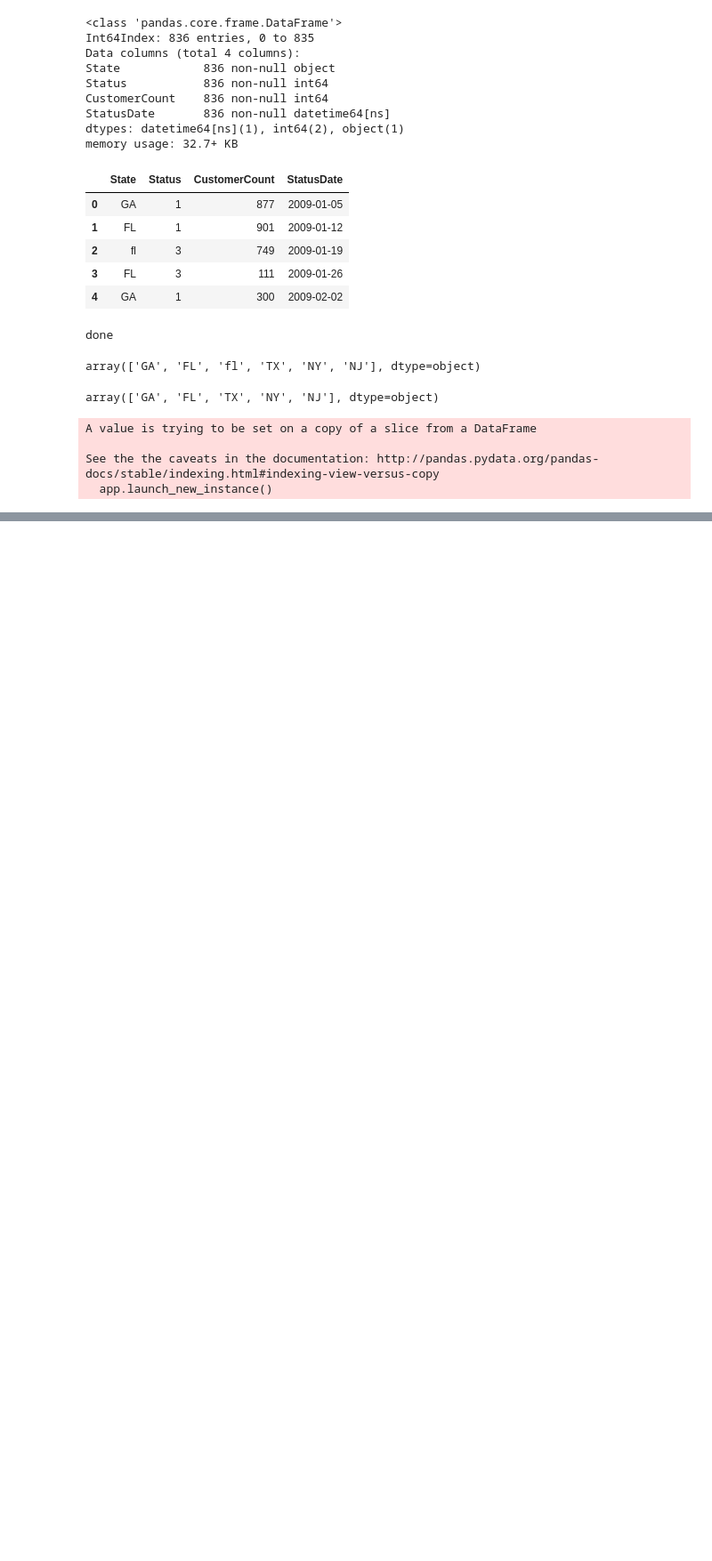
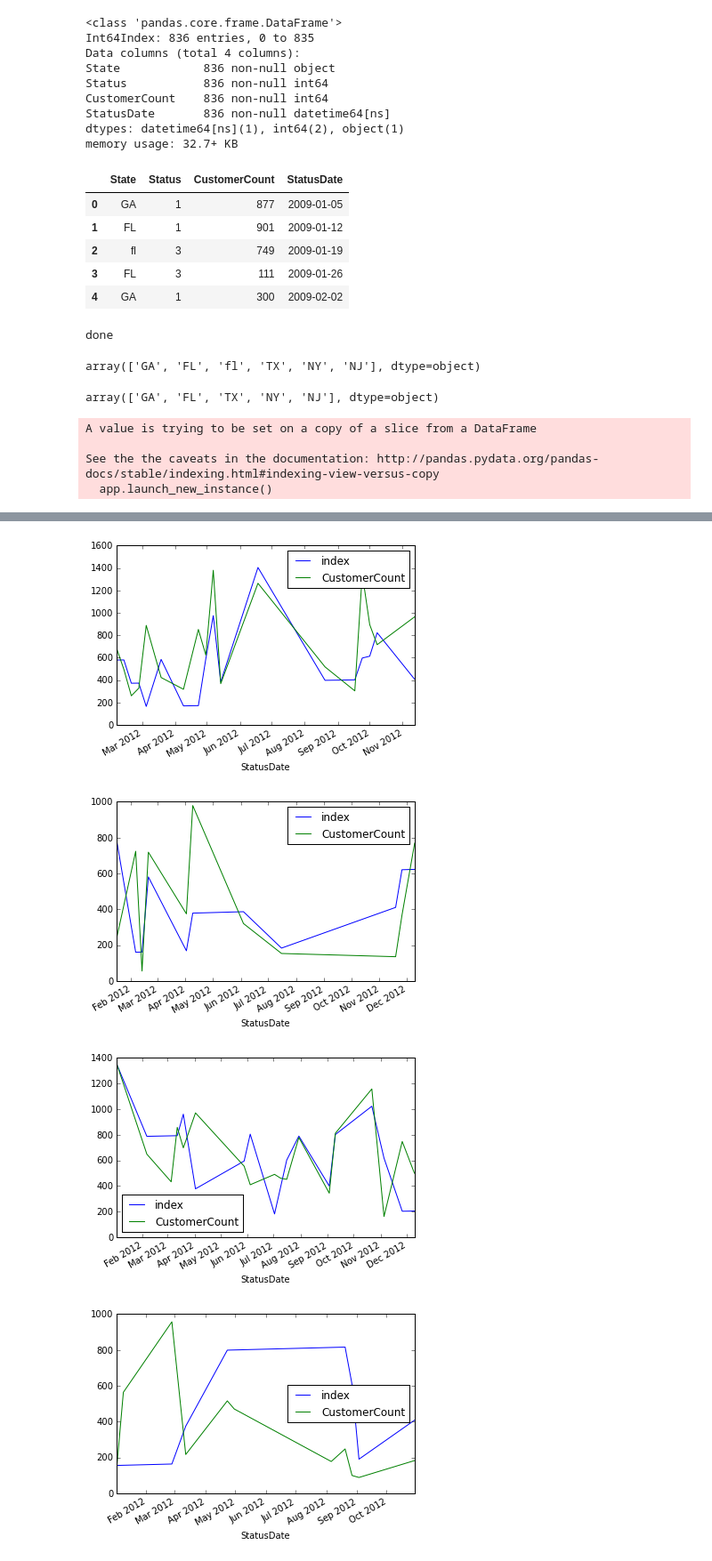
Before and after one commit to nickedes/Baby-science, a Jupyter notebook: Lessons/Untitled.ipynb, the cells around one changed output, grey strips where cells are left out. Shown at 89% size. Saved outputs shown, nothing was run; the diff lists cells and outputs as text; code cells hidden in the pictures; blank space fills up the shorter version.

```diff
--- a/Lessons/Untitled.ipynb
+++ b/Lessons/Untitled.ipynb
@@ -94,0 +168,10 @@ See the the caveats in the documentation: http://pandas.pydata.org/pandas-docs/s
+# %%
+Daily.loc['FL']['2012':].plot()
+Daily.loc['GA']['2012':].plot()
+Daily.loc['NY']['2012':].plot()
+Daily.loc['TX']['2012':].plot();
+# %% [output]
+[figure, added]
+[figure, added]
+[figure, added]
+[figure, added]
```
Also changed, not shown: parts of 12 cells of this notebook.
